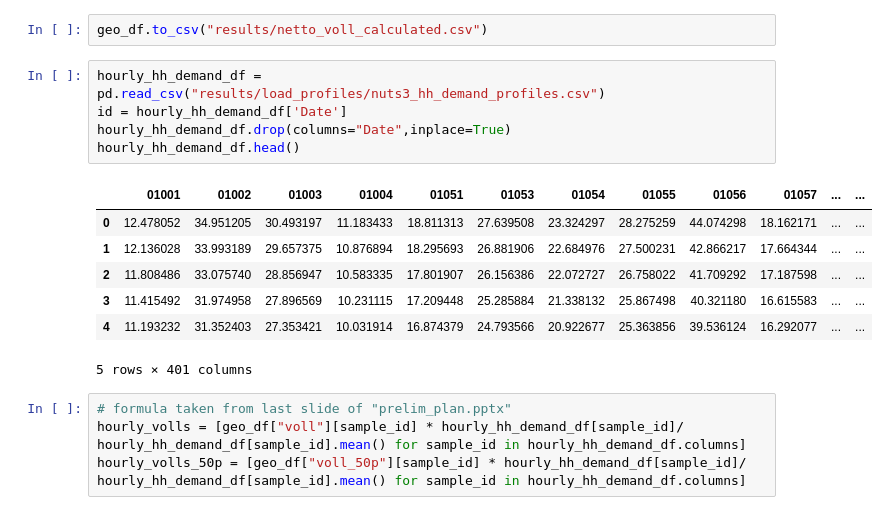
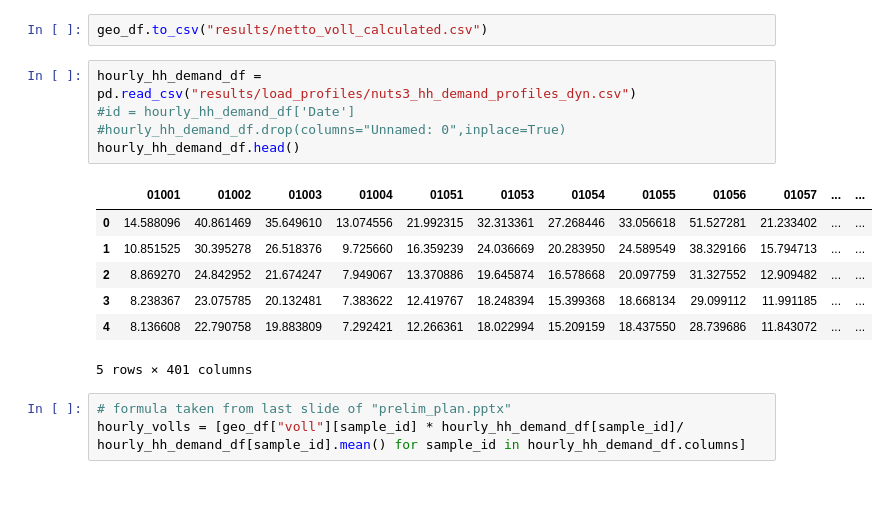
Before and after one commit to david-huck/voll-de, a Jupyter notebook: voll_calculation.ipynb, the cells around one changed output. Saved outputs shown, nothing was run; the diff lists cells and outputs as text.

```diff
--- a/voll_calculation.ipynb
+++ b/voll_calculation.ipynb
@@ -507,22 +471,21 @@ fig.savefig("results/figures/voll_50p.png")
 # %%
 geo_df.to_csv("results/netto_voll_calculated.csv")
 # %%
-hourly_hh_demand_df = pd.read_csv("results/load_profiles/nuts3_hh_demand_profiles.csv")
-id = hourly_hh_demand_df['Date']
-hourly_hh_demand_df.drop(columns="Date",inplace=True)
+hourly_hh_demand_df = pd.read_csv("results/load_profiles/nuts3_hh_demand_profiles_dyn.csv")
+#id = hourly_hh_demand_df['Date']
+#hourly_hh_demand_df.drop(columns="Unnamed: 0",inplace=True)
 hourly_hh_demand_df.head()
 # %% [output]
 |  | 01001 | 01002 | 01003 | 01004 | 01051 | 01053 | 01054 | 01055 | 01056 | 01057 | ... | ... |
-| 0 | 12.478052 | 34.951205 | 30.493197 | 11.183433 | 18.811313 | 27.639508 | 23.324297 | 28.275259 | 44.074298 | 18.162171 | ... | ... |
-| 1 | 12.136028 | 33.993189 | 29.657375 | 10.876894 | 18.295693 | 26.881906 | 22.684976 | 27.500231 | 42.866217 | 17.664344 | ... | ... |
-| 2 | 11.808486 | 33.075740 | 28.856947 | 10.583335 | 17.801907 | 26.156386 | 22.072727 | 26.758022 | 41.709292 | 17.187598 | ... | ... |
-| 3 | 11.415492 | 31.974958 | 27.896569 | 10.231115 | 17.209448 | 25.285884 | 21.338132 | 25.867498 | 40.321180 | 16.615583 | ... | ... |
-| 4 | 11.193232 | 31.352403 | 27.353421 | 10.031914 | 16.874379 | 24.793566 | 20.922677 | 25.363856 | 39.536124 | 16.292077 | ... | ... |
+| 0 | 14.588096 | 40.861469 | 35.649610 | 13.074556 | 21.992315 | 32.313361 | 27.268446 | 33.056618 | 51.527281 | 21.233402 | ... | ... |
+| 1 | 10.851525 | 30.395278 | 26.518376 | 9.725660 | 16.359239 | 24.036669 | 20.283950 | 24.589549 | 38.329166 | 15.794713 | ... | ... |
+| 2 | 8.869270 | 24.842952 | 21.674247 | 7.949067 | 13.370886 | 19.645874 | 16.578668 | 20.097759 | 31.327552 | 12.909482 | ... | ... |
+| 3 | 8.238367 | 23.075785 | 20.132481 | 7.383622 | 12.419767 | 18.248394 | 15.399368 | 18.668134 | 29.099112 | 11.991185 | ... | ... |
+| 4 | 8.136608 | 22.790758 | 19.883809 | 7.292421 | 12.266361 | 18.022994 | 15.209159 | 18.437550 | 28.739686 | 11.843072 | ... | ... |
 5 rows × 401 columns
 # %%
 # formula taken from last slide of "prelim_plan.pptx"
 hourly_volls = [geo_df["voll"][sample_id] * hourly_hh_demand_df[sample_id]/ hourly_hh_demand_df[sample_id].mean() for sample_id in hourly_hh_demand_df.columns]
-hourly_volls_50p = [geo_df["voll_50p"][sample_id] * hourly_hh_demand_df[sample_id]/ hourly_hh_demand_df[sample_id].mean() for sample_id in hourly_hh_demand_df.columns]
 # %%
 hourly_volls
 # %% [output]
```
Also changed, not shown: parts of 32 cells of this notebook, 5 other files.
